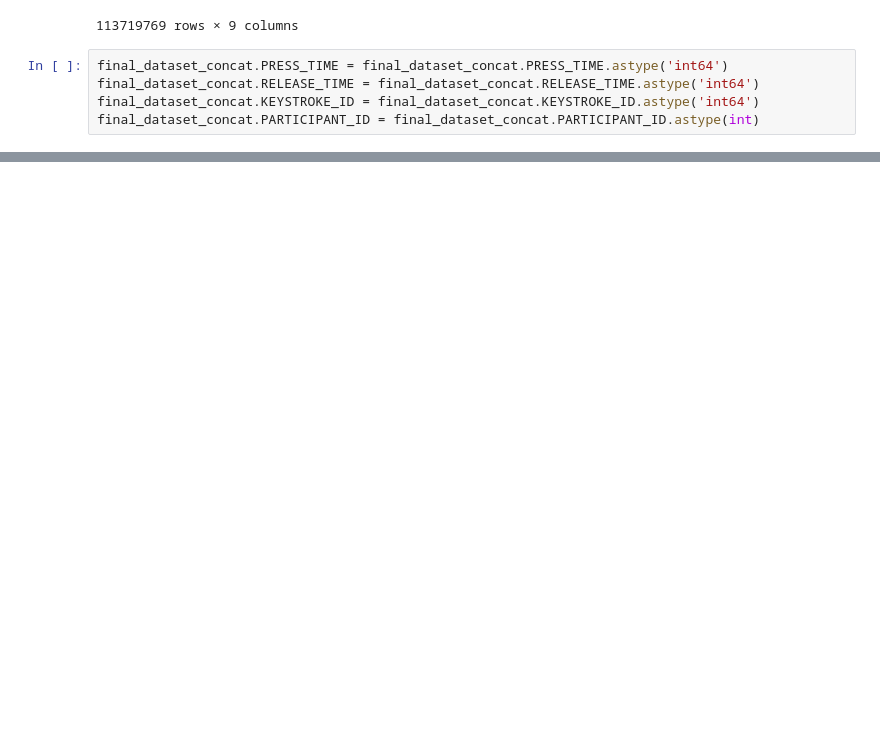
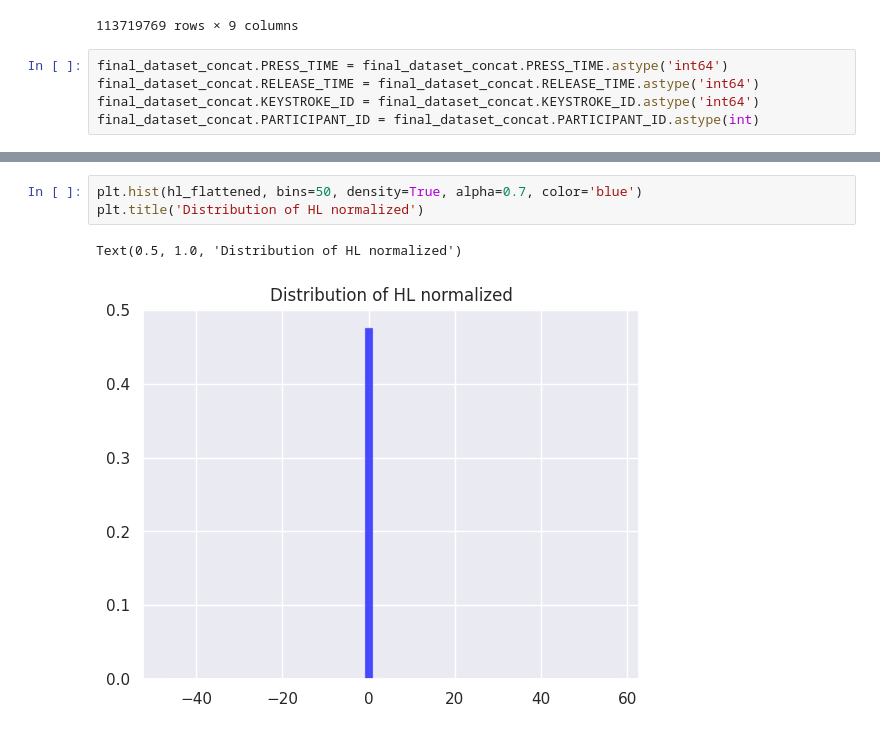
Before and after one commit to rokset3/GoNet, a Jupyter notebook: 1. Data Preprocessing, Feature Extraction & Dataset Generation.ipynb, the cells around one changed output, grey strips where cells are left out. Saved outputs shown, nothing was run; the diff lists cells and outputs as text; blank space fills up the shorter version.

```diff
--- a/1. Data Preprocessing, Feature Extraction & Dataset Generation.ipynb
+++ b/1. Data Preprocessing, Feature Extraction & Dataset Generation.ipynb
@@ -213,0 +429,6 @@ Updating downloaded metadata with the new split.
+# %%
+plt.hist(hl_flattened, bins=50, density=True, alpha=0.7, color='blue')
+plt.title('Distribution of HL normalized')
+# %% [output]
+Text(0.5, 1.0, 'Distribution of HL normalized')
+[figure, added]
```
Also changed, not shown: parts of 60 cells of this notebook, 2 other files.
